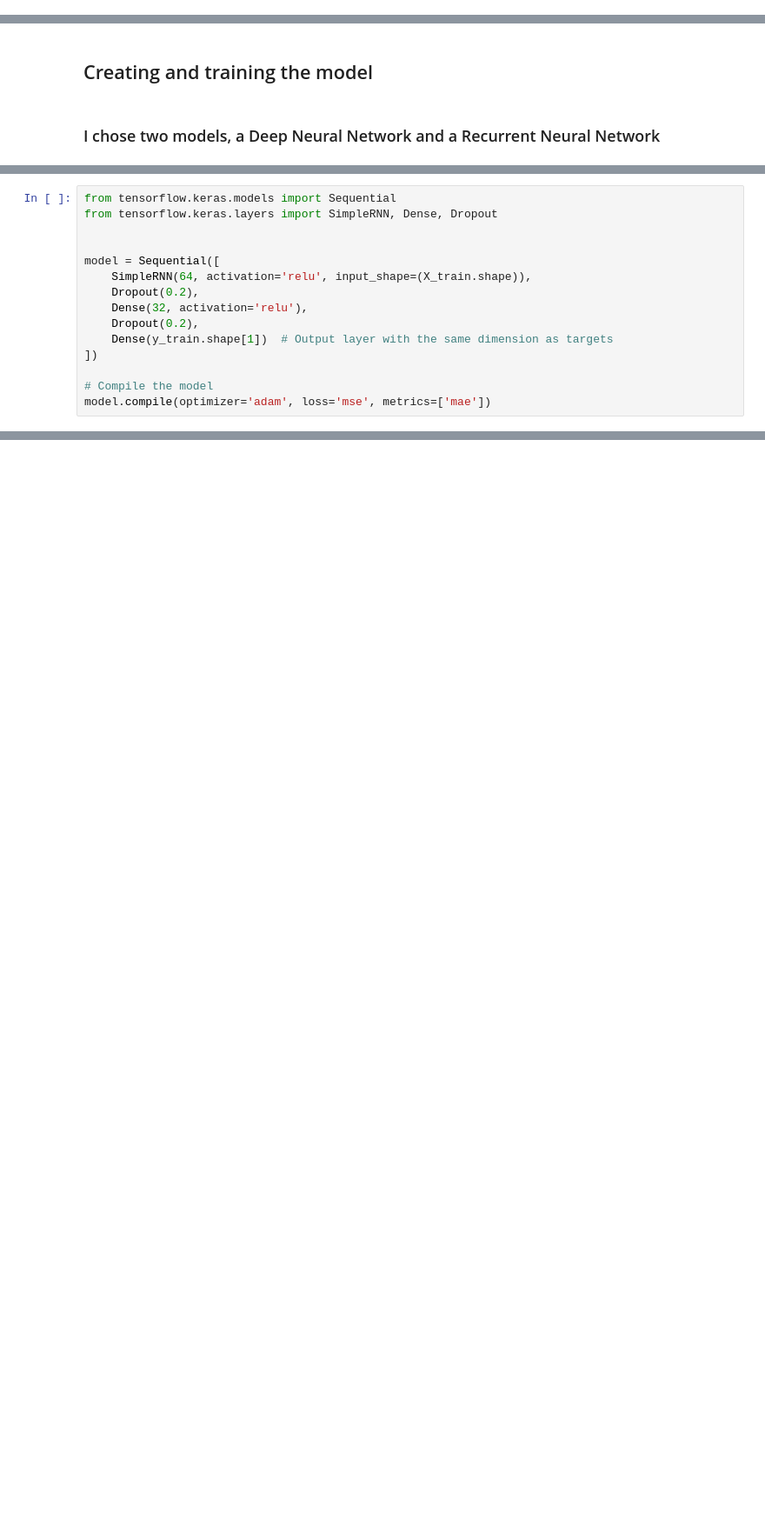
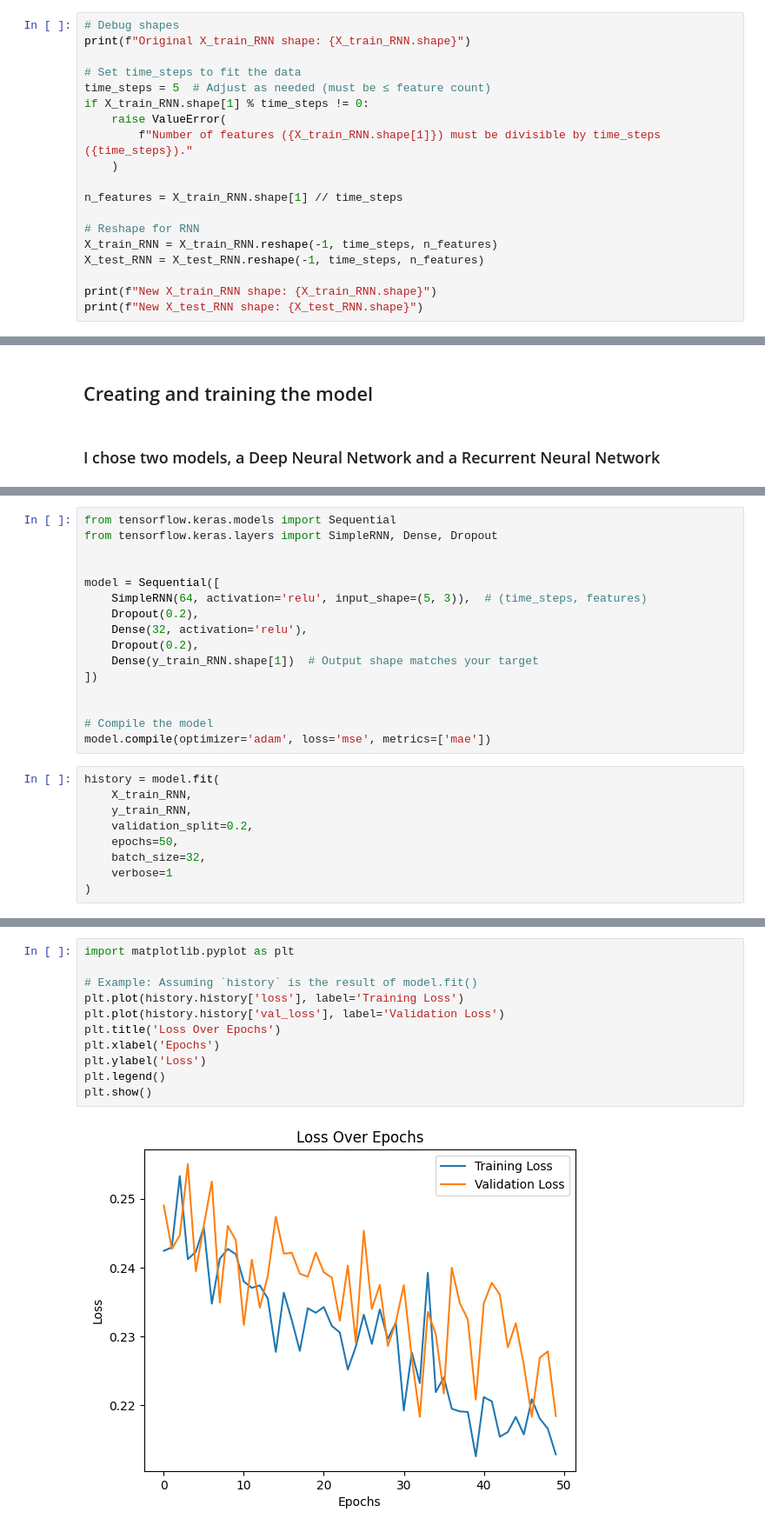
Before and after one commit to Justine-IA/Deep_learning-, a Jupyter notebook: Project/main.ipynb, the cells around one changed output, grey strips where cells are left out. Shown at 87% size. Drawn from its saved outputs; the diff is of its cells as text; blank space fills up the shorter version.

```diff
--- a/Project/main.ipynb
+++ b/Project/main.ipynb
@@ -218,3 +247,22 @@ from sklearn.model_selection import train_test_split
 X_train_RNN, X_test_RNN,y_train_RNN, y_test_RNN = train_test_split(X_scaled_RNN,y_scaled, test_size=0.2)
 
 X_train, X_test,y_train, y_test = train_test_split(X_scaled,y_scaled, test_size=0.2)
+# %%
+# Debug shapes
+print(f"Original X_train_RNN shape: {X_train_RNN.shape}")
+
+# Set time_steps to fit the data
+time_steps = 5  # Adjust as needed (must be ≤ feature count)
+if X_train_RNN.shape[1] % time_steps != 0:
+    raise ValueError(
+        f"Number of features ({X_train_RNN.shape[1]}) must be divisible by time_steps ({time_steps})."
+    )
+
+n_features = X_train_RNN.shape[1] // time_steps
+
+# Reshape for RNN
+X_train_RNN = X_train_RNN.reshape(-1, time_steps, n_features)
+X_test_RNN = X_test_RNN.reshape(-1, time_steps, n_features)
+
+print(f"New X_train_RNN shape: {X_train_RNN.shape}")
+print(f"New X_test_RNN shape: {X_test_RNN.shape}")
@@ -272,12 +320,22 @@ from tensorflow.keras.layers import SimpleRNN, Dense, Dropout
 
 
 model = Sequential([
-    SimpleRNN(64, activation='relu', input_shape=(X_train.shape)),
+    SimpleRNN(64, activation='relu', input_shape=(5, 3)),  # (time_steps, features)
     Dropout(0.2),
     Dense(32, activation='relu'),
     Dropout(0.2),
-    Dense(y_train.shape[1])  # Output layer with the same dimension as targets
+    Dense(y_train_RNN.shape[1])  # Output shape matches your target
 ])
+
 
 # Compile the model
 model.compile(optimizer='adam', loss='mse', metrics=['mae'])
+# %%
+history = model.fit(
+    X_train_RNN,
+    y_train_RNN,
+    validation_split=0.2,
+    epochs=50,
+    batch_size=32,
+    verbose=1
+)
@@ -283,0 +355,13 @@ model.compile(optimizer='adam', loss='mse', metrics=['mae'])
+# %%
+import matplotlib.pyplot as plt
+
+# Example: Assuming `history` is the result of model.fit()
+plt.plot(history.history['loss'], label='Training Loss')
+plt.plot(history.history['val_loss'], label='Validation Loss')
+plt.title('Loss Over Epochs')
+plt.xlabel('Epochs')
+plt.ylabel('Loss')
+plt.legend()
+plt.show()
+# %% [output]
+[figure, added]
```
Also changed, not shown: parts of 10 cells of this notebook, 2 other files.
